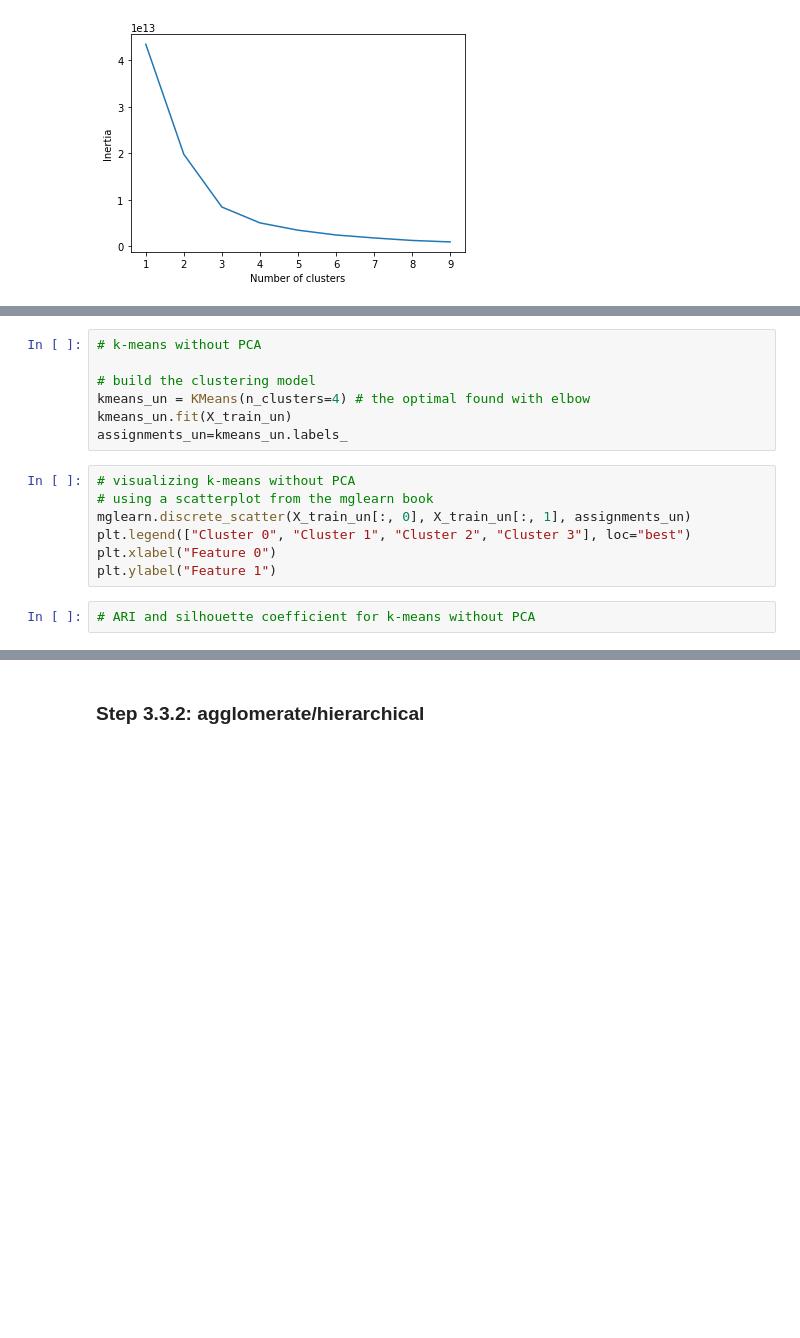
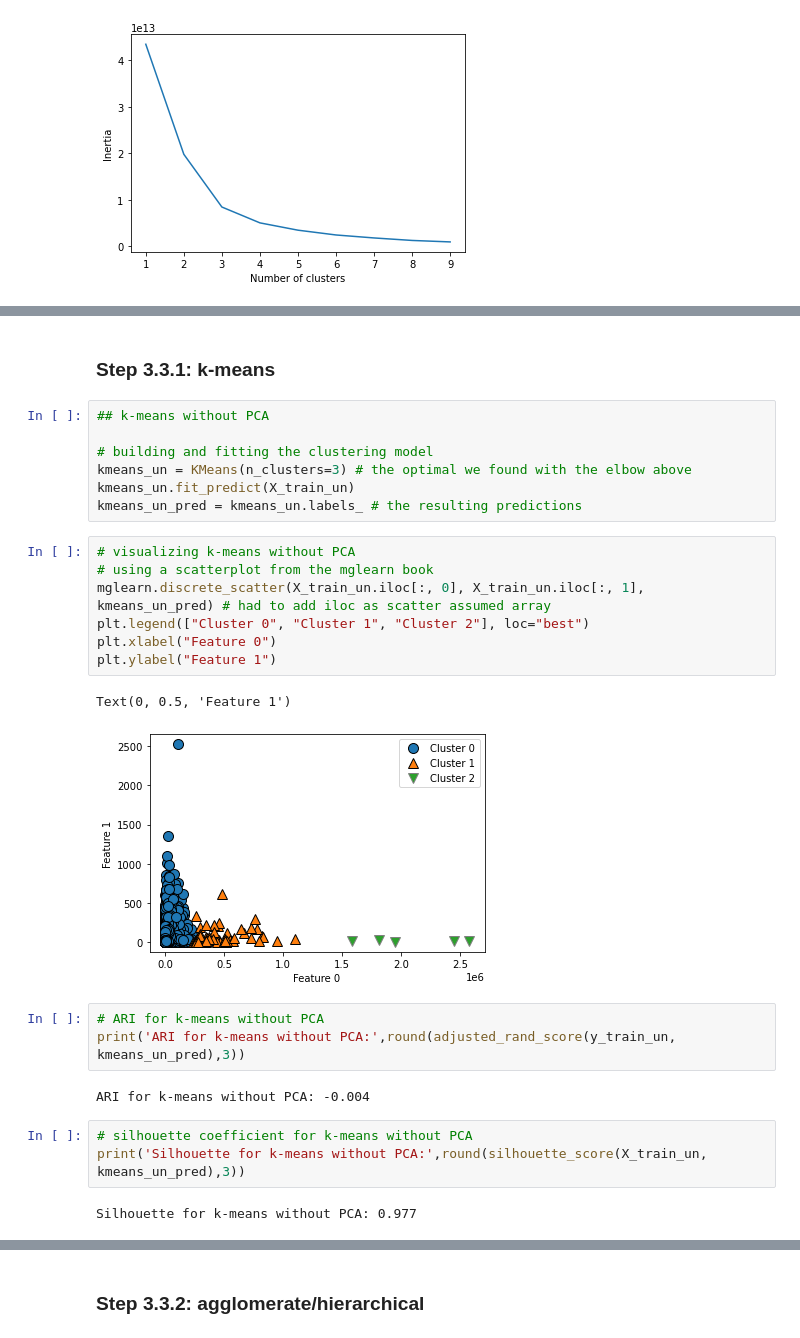
Before and after one commit to amagnasco/HBURS, a Jupyter notebook: hburs_3.ipynb, the cells around one changed output, grey strips where cells are left out. Saved outputs shown, nothing was run; the diff lists cells and outputs as text; blank space fills up the shorter version.

```diff
--- a/hburs_3.ipynb
+++ b/hburs_3.ipynb
@@ -240,19 +264,32 @@ plt.show()
+# %% [markdown]
+### Step 3.3.1: k-means
 # %%
-# k-means without PCA
+## k-means without PCA
 
-# build the clustering model
-kmeans_un = KMeans(n_clusters=4) # the optimal found with elbow
-kmeans_un.fit(X_train_un)
-assignments_un=kmeans_un.labels_
+# building and fitting the clustering model
+kmeans_un = KMeans(n_clusters=3) # the optimal we found with the elbow above
+kmeans_un.fit_predict(X_train_un)
+kmeans_un_pred = kmeans_un.labels_ # the resulting predictions
 # %%
 # visualizing k-means without PCA
 # using a scatterplot from the mglearn book
-mglearn.discrete_scatter(X_train_un[:, 0], X_train_un[:, 1], assignments_un)
-plt.legend(["Cluster 0", "Cluster 1", "Cluster 2", "Cluster 3"], loc="best")
+mglearn.discrete_scatter(X_train_un.iloc[:, 0], X_train_un.iloc[:, 1], kmeans_un_pred) # had to add iloc as scatter assumed array
+plt.legend(["Cluster 0", "Cluster 1", "Cluster 2"], loc="best")
 plt.xlabel("Feature 0")
 plt.ylabel("Feature 1")
+# %% [output]
+Text(0, 0.5, 'Feature 1')
+[figure, added]
 # %%
-# ARI and silhouette coefficient for k-means without PCA
+# ARI for k-means without PCA
+print('ARI for k-means without PCA:',round(adjusted_rand_score(y_train_un, kmeans_un_pred),3))
+# %% [output]
+ARI for k-means without PCA: -0.004
+# %%
+# silhouette coefficient for k-means without PCA
+print('Silhouette for k-means without PCA:',round(silhouette_score(X_train_un, kmeans_un_pred),3))
+# %% [output]
+Silhouette for k-means without PCA: 0.977
 # %%
 # k-means with PCA
 
```
Also changed, not shown: parts of 29 cells of this notebook.
